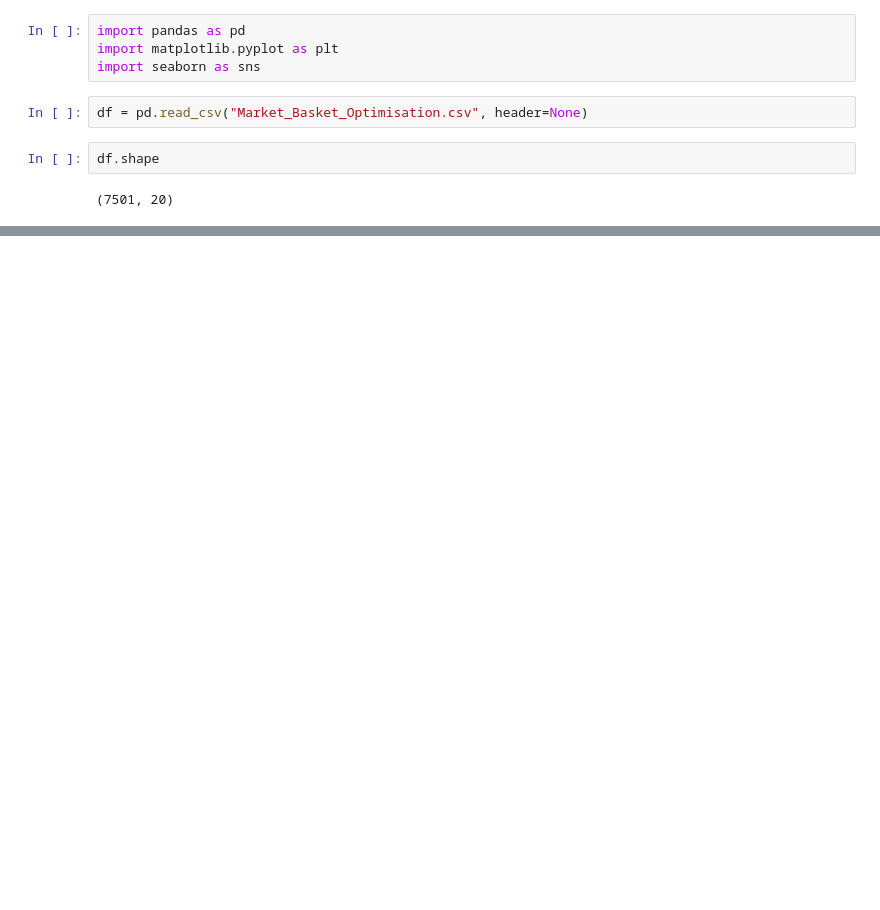
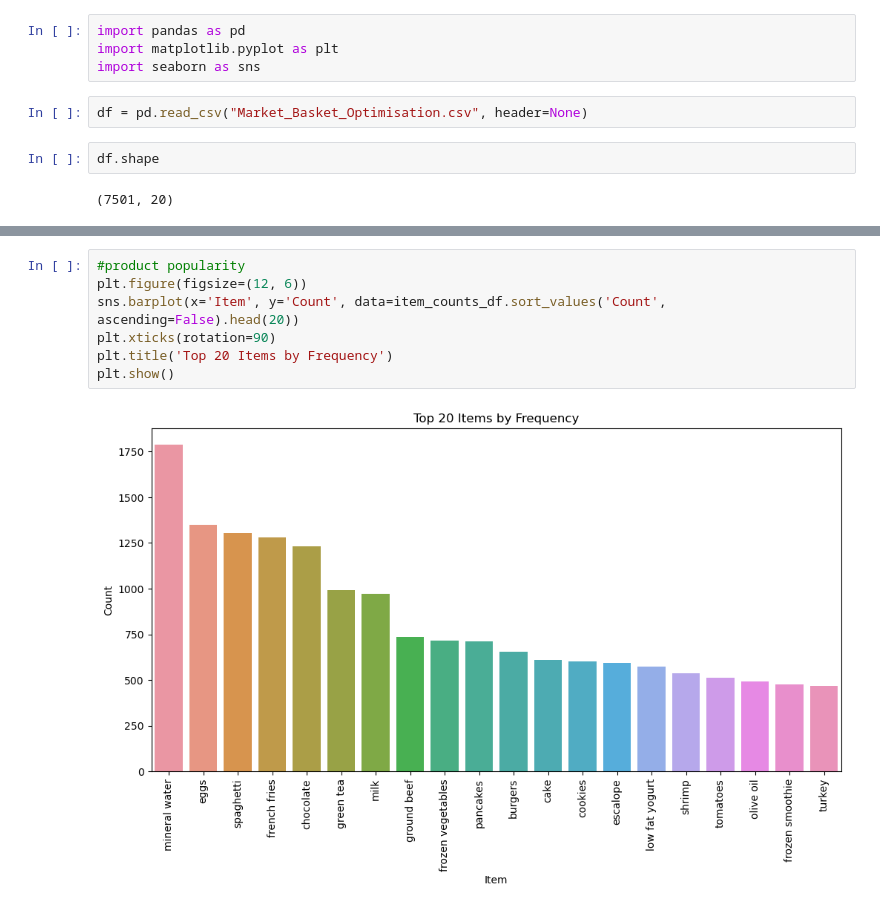
Before and after one commit to alex-kh465/ML_labs, a Jupyter notebook: Lab3/2448507_Lab_3.ipynb, the cells around one changed output, grey strips where cells are left out. Saved outputs shown, nothing was run; the diff lists cells and outputs as text; blank space fills up the shorter version.

```diff
--- a/Lab3/2448507_Lab_3.ipynb
+++ b/Lab3/2448507_Lab_3.ipynb
@@ -42,0 +104,9 @@ basket = transactions.applymap(encode)
+# %%
+#product popularity
+plt.figure(figsize=(12, 6))
+sns.barplot(x='Item', y='Count', data=item_counts_df.sort_values('Count', ascending=False).head(20))
+plt.xticks(rotation=90)
+plt.title('Top 20 Items by Frequency')
+plt.show()
+# %% [output]
+[figure, added]
```
Also changed, not shown: parts of 11 cells of this notebook, 1 other file.
